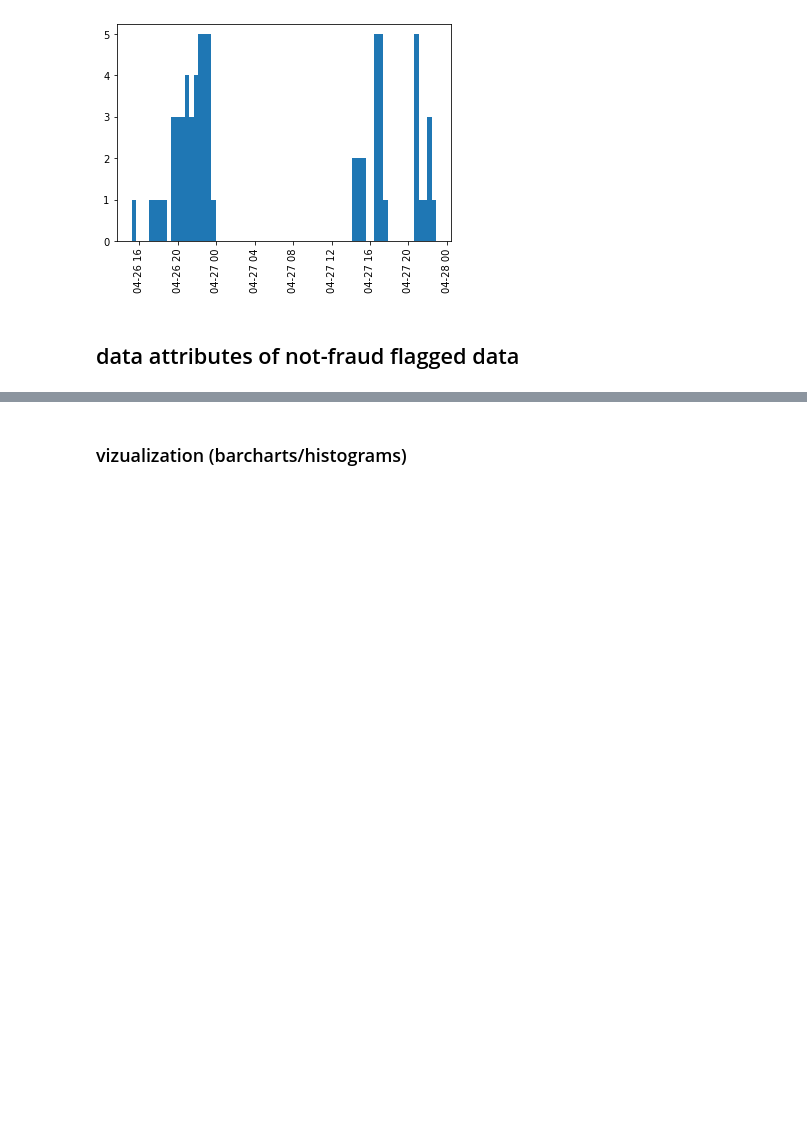
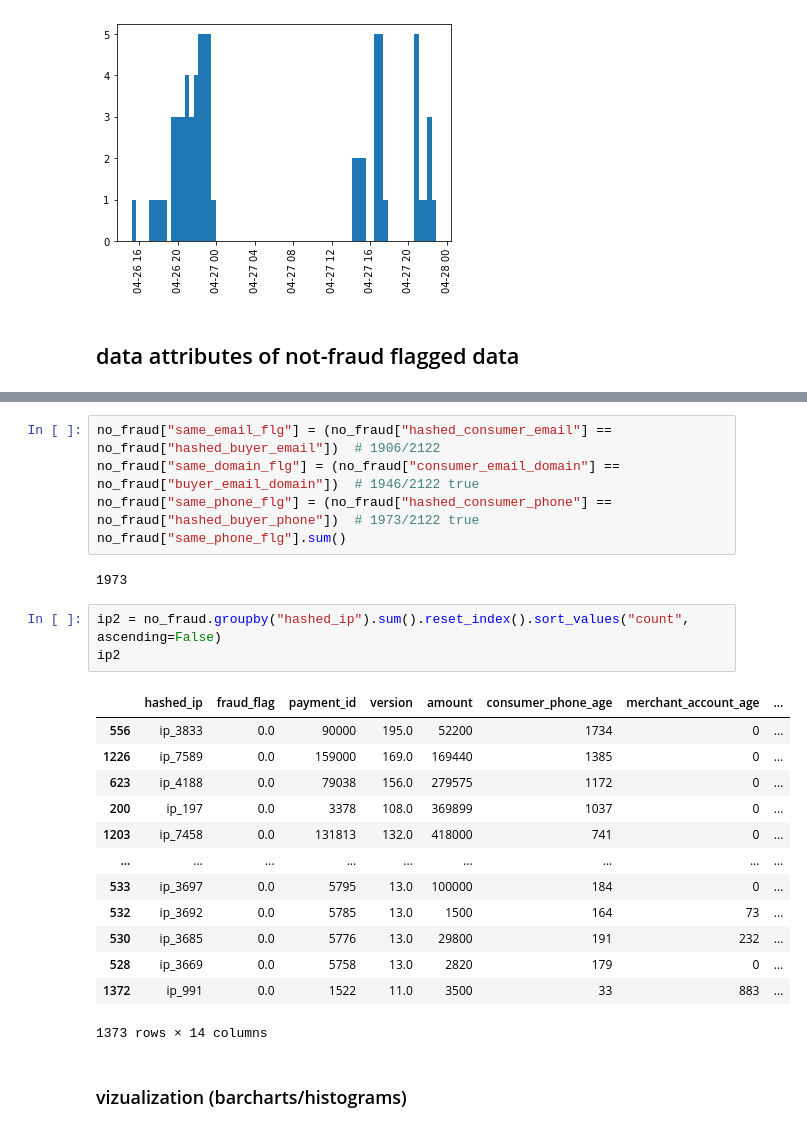
Before and after one commit to erniechen30825/fraud_detection, a Jupyter notebook: EDA.ipynb, the cells around one changed output, grey strips where cells are left out. Drawn from its saved outputs; the diff is of its cells as text; blank space fills up the shorter version.

```diff
--- a/EDA.ipynb
+++ b/EDA.ipynb
@@ -199,6 +254,30 @@ no_fraud.describe()
 | 50% | 0.0 | 6476.500000 | 13.000000 | 5972.500000 | 99.000000 | 0.000000 | 0.000000 | ... |
 | 75% | 0.0 | 9875.250000 | 13.000000 | 16390.000000 | 150.750000 | 192.000000 | 1980.000000 | ... |
 | max | 0.0 | 13238.000000 | 13.000000 | 165000.000000 | 200.000000 | 2527.000000 | 250000.000000 | ... |
+# %%
+no_fraud["same_email_flg"] = (no_fraud["hashed_consumer_email"] == no_fraud["hashed_buyer_email"])  # 1906/2122
+no_fraud["same_domain_flg"] = (no_fraud["consumer_email_domain"] == no_fraud["buyer_email_domain"])  # 1946/2122 true
+no_fraud["same_phone_flg"] = (no_fraud["hashed_consumer_phone"] == no_fraud["hashed_buyer_phone"])  # 1973/2122 true
+no_fraud["same_phone_flg"].sum()
+# %% [output]
+1973
+# %%
+ip2 = no_fraud.groupby("hashed_ip").sum().reset_index().sort_values("count", ascending=False)
+ip2
+# %% [output]
+|  | hashed_ip | fraud_flag | payment_id | version | amount | consumer_phone_age | merchant_account_age | ... |
+| 556 | ip_3833 | 0.0 | 90000 | 195.0 | 52200 | 1734 | 0 | ... |
+| 1226 | ip_7589 | 0.0 | 159000 | 169.0 | 169440 | 1385 | 0 | ... |
+| 623 | ip_4188 | 0.0 | 79038 | 156.0 | 279575 | 1172 | 0 | ... |
+| 200 | ip_197 | 0.0 | 3378 | 108.0 | 369899 | 1037 | 0 | ... |
+| 1203 | ip_7458 | 0.0 | 131813 | 132.0 | 418000 | 741 | 0 | ... |
+| ... | ... | ... | ... | ... | ... | ... | ... | ... |
+| 533 | ip_3697 | 0.0 | 5795 | 13.0 | 100000 | 184 | 0 | ... |
+| 532 | ip_3692 | 0.0 | 5785 | 13.0 | 1500 | 164 | 73 | ... |
+| 530 | ip_3685 | 0.0 | 5776 | 13.0 | 29800 | 191 | 232 | ... |
+| 528 | ip_3669 | 0.0 | 5758 | 13.0 | 2820 | 179 | 0 | ... |
+| 1372 | ip_991 | 0.0 | 1522 | 11.0 | 3500 | 33 | 883 | ... |
+1373 rows × 14 columns
 # %% [markdown]
 ### vizualization (barcharts/histograms)
 # %% [markdown]
```
Also changed, not shown: parts of 11 cells of this notebook, 1 other file.
